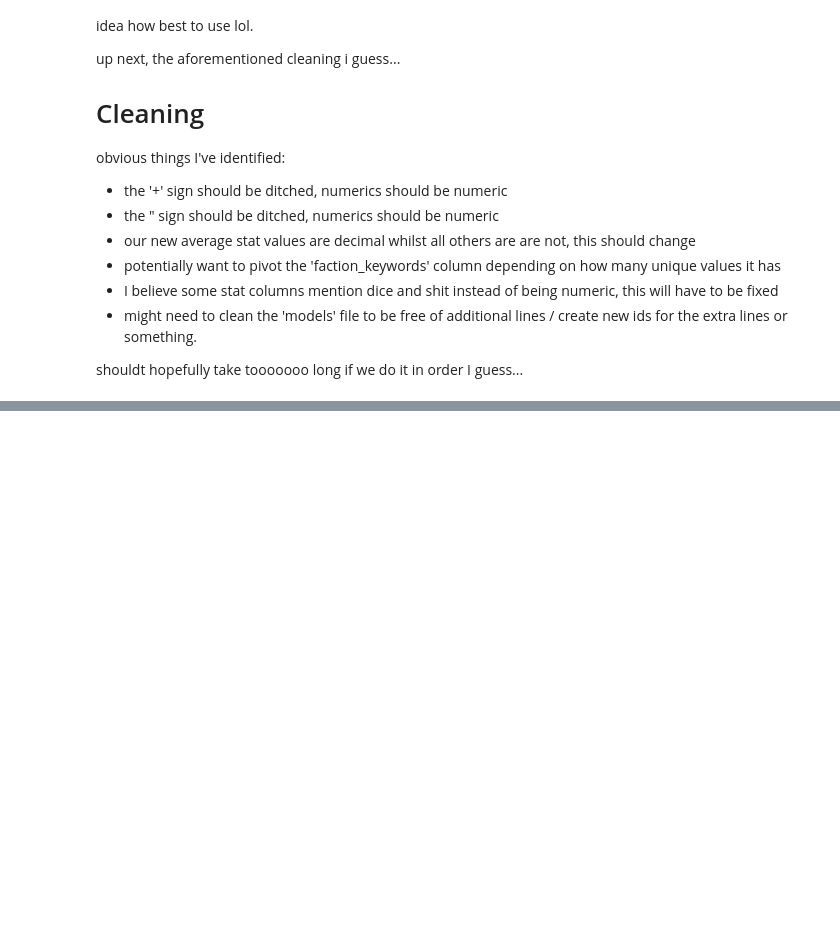
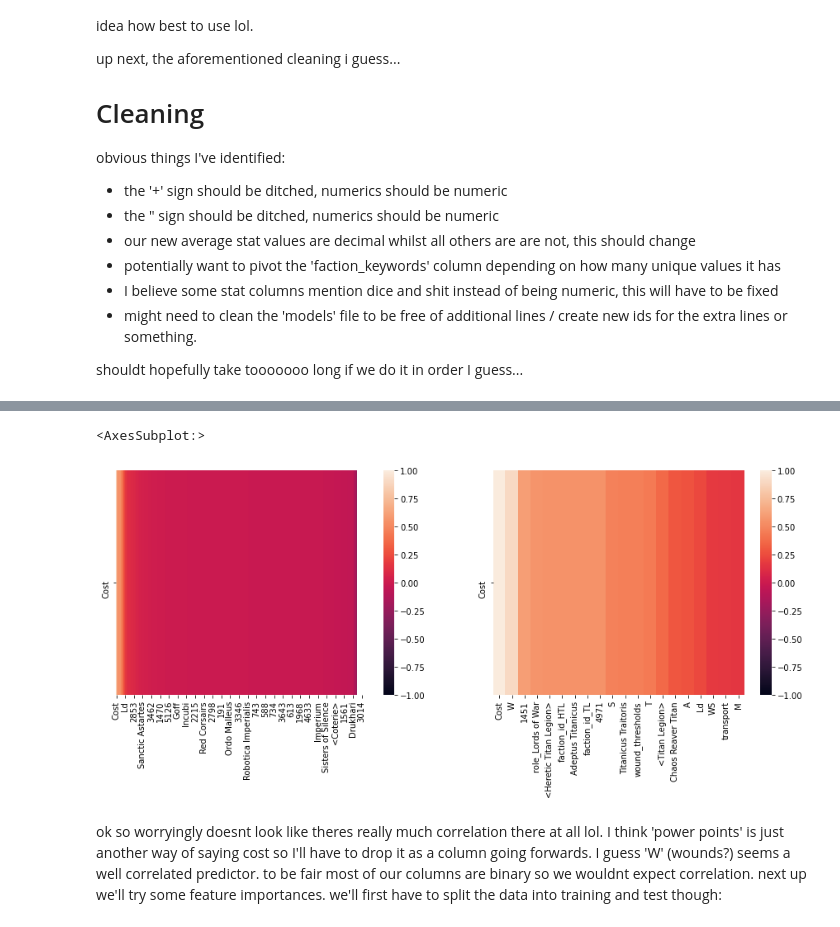
Before and after one commit to JohnStokes228/40k_points_regression, a Jupyter notebook: points_regression.ipynb, the cells around one changed output, grey strips where cells are left out. Saved outputs shown, nothing was run; the diff lists cells and outputs as text; code cells hidden in the pictures; blank space fills up the shorter version.

Commit message:
began variable importance selection process, split into test and train sets

```diff
--- a/points_regression.ipynb
+++ b/points_regression.ipynb
@@ -392,0 +331,26 @@ df = pd.read_csv('joined_wahapedia.csv')
+# %%
+m_map = {'6+D6': '9',
+         '-': '0',
+         '15-30': '22.5',
+         '20-30': '25',
+         '20-60': '40'}
+
+df['M'] = df['M'].str.replace('"', '').replace(m_map).astype(float)
+df['S'] = df['S'].str.replace('-', '0').astype(float)
+df['W'] = df['W'].str.replace('-', '0').astype(float)
+df['BS'] = df['BS'].str.replace('+', '').str.replace('-', '0').astype(float)
+df['WS'] = df['WS'].str.replace('+', '').str.replace('-', '0').astype(float)
+df['T'] = df['T'].str.replace('-', '0').astype(float)
+df['A'] = (df['A']
+           .str.replace('-', '0')
+           .str.replace('*', '0')
+           .str.replace('D3+3', '5')
+           .str.replace('D6', '3.5')
+           .str.replace('2D3', '4')
+           .astype(float)
+          )
+df['Ld'] = df['Ld'].str.replace('-', '0').astype(float)
+df['Sv'] = df['Sv'].str.replace('-', '0').str.replace('+', '').astype(float)
+
+df['models_per_unit'] = df['models_per_unit'].str.split('-').str[-1]
+df = pd.get_dummies(df, prefix=['faction_id', 'role'], columns=['faction_id', 'role'])
@@ -392,0 +415,12 @@ df = pd.read_csv('joined_wahapedia.csv')
+# %%
+correlation = pd.DataFrame(df.corr()['Cost']).sort_values(by='Cost', ascending=False).transpose()
+
+fig, ax = plt.subplots(1, 2, figsize=(15, 5))
+sns.heatmap(correlation, ax=ax[0], vmin=-1, vmax=1)
+sns.heatmap(correlation[correlation.columns[:20]], ax=ax[1], vmin=-1, vmax=1)
+#correlation.head()
+# %% [output]
+<AxesSubplot:>
+[figure, added]
+# %% [markdown]
+ok so worryingly doesnt look like theres really much correlation there at all lol. I think 'power points' is just another way of saying cost so I'll have to drop it as a column going forwards. I guess 'W' (wounds?) seems a well correlated predictor. to be fair most of our columns are binary so we wouldnt expect correlation. next up we'll try some feature importances. we'll first have to split the data into training and test though:
```
Also changed, not shown: parts of 37 cells of this notebook, 1 other file.
